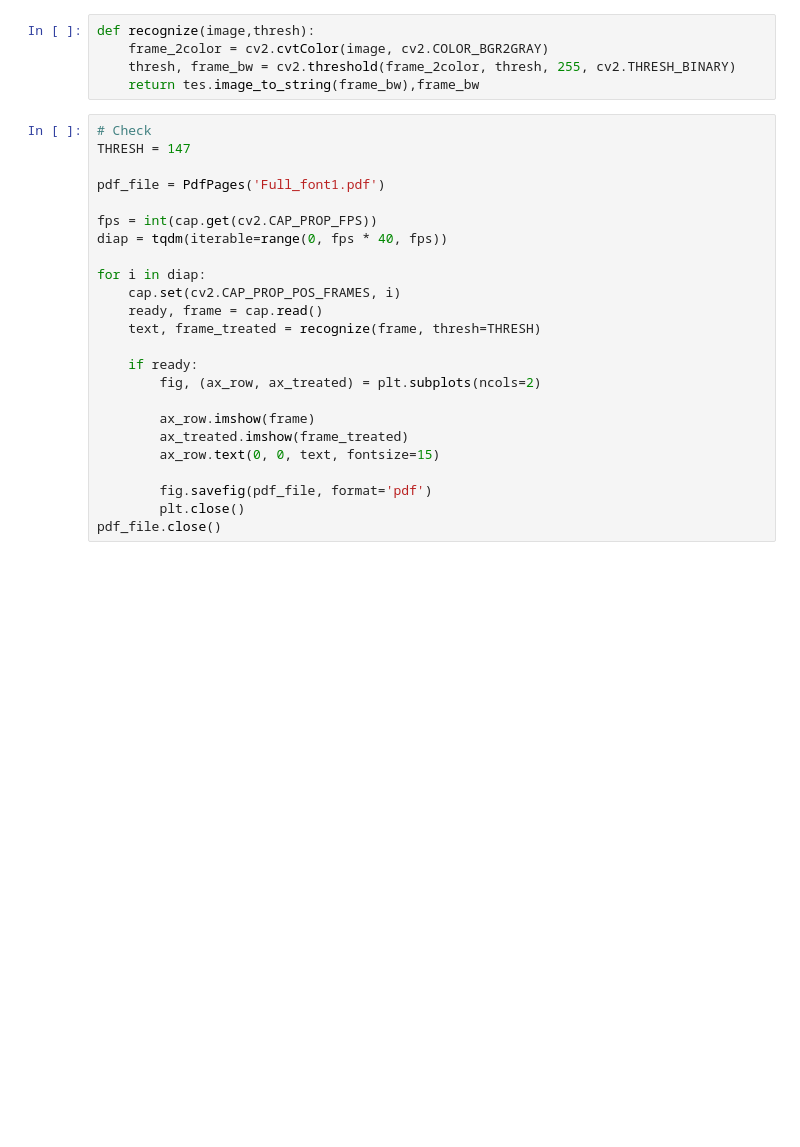
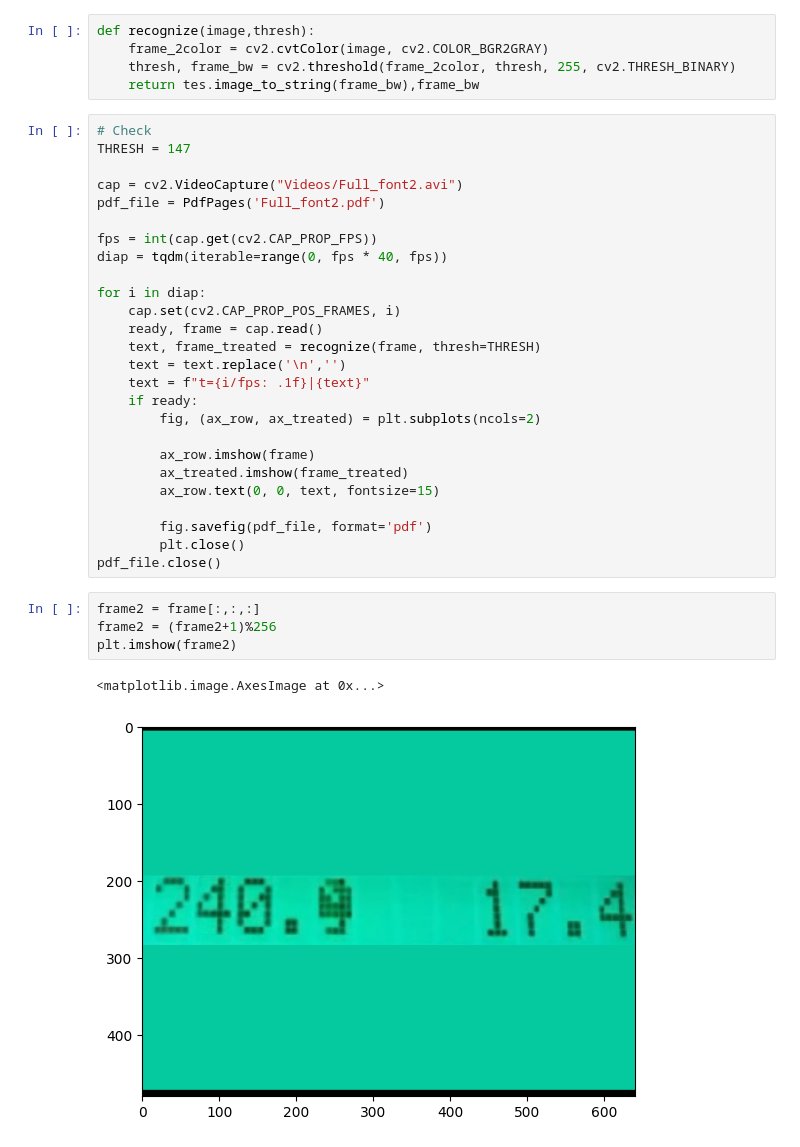
Before and after one commit to EnglishBeach/Diplom-work, a Jupyter notebook: Video_process/to_frames.ipynb, the cells around one changed output. Cells and saved outputs as stored; diff of their text form; blank space fills up the shorter version.

```diff
--- a/Video_process/to_frames.ipynb
+++ b/Video_process/to_frames.ipynb
@@ -25,7 +25,8 @@ def recognize(image,thresh):
 # Check
 THRESH = 147
 
-pdf_file = PdfPages('Full_font1.pdf')
+cap = cv2.VideoCapture("Videos/Full_font2.avi")
+pdf_file = PdfPages('Full_font2.pdf')
 
 fps = int(cap.get(cv2.CAP_PROP_FPS))
 diap = tqdm(iterable=range(0, fps * 40, fps))
@@ -34,7 +35,8 @@ for i in diap:
     cap.set(cv2.CAP_PROP_POS_FRAMES, i)
     ready, frame = cap.read()
     text, frame_treated = recognize(frame, thresh=THRESH)
-
+    text = text.replace('\n','')
+    text = f"t={i/fps: .1f}|{text}"
     if ready:
         fig, (ax_row, ax_treated) = plt.subplots(ncols=2)
 
@@ -45,3 +47,10 @@ for i in diap:
         fig.savefig(pdf_file, format='pdf')
         plt.close()
 pdf_file.close()
+# %%
+frame2 = frame[:,:,:]
+frame2 = (frame2+1)%256
+plt.imshow(frame2)
+# %% [output]
+<matplotlib.image.AxesImage at 0x...>
+[figure, added]
```
Also changed, not shown: parts of 4 cells of this notebook, 1 other file.
